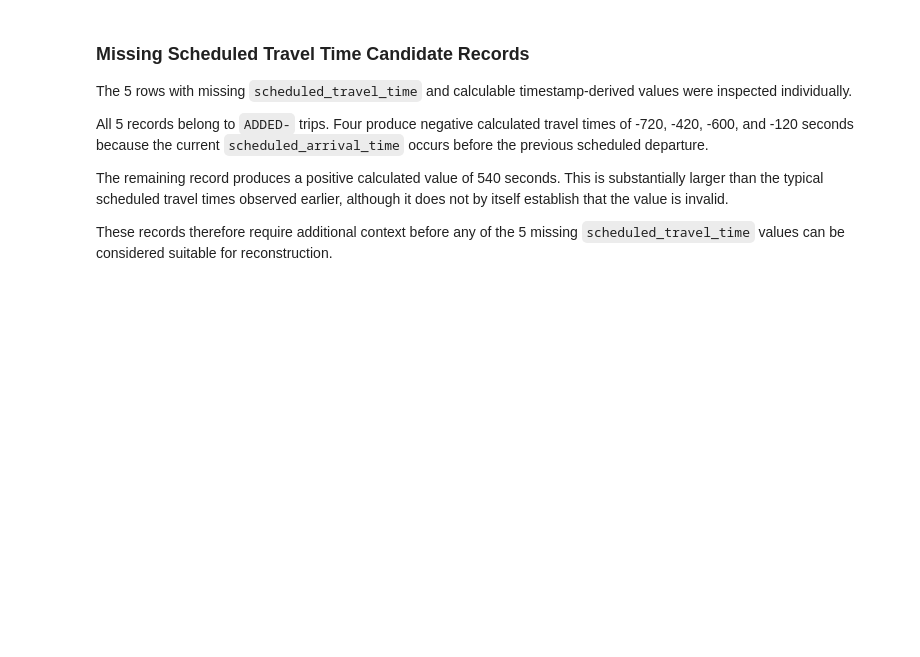
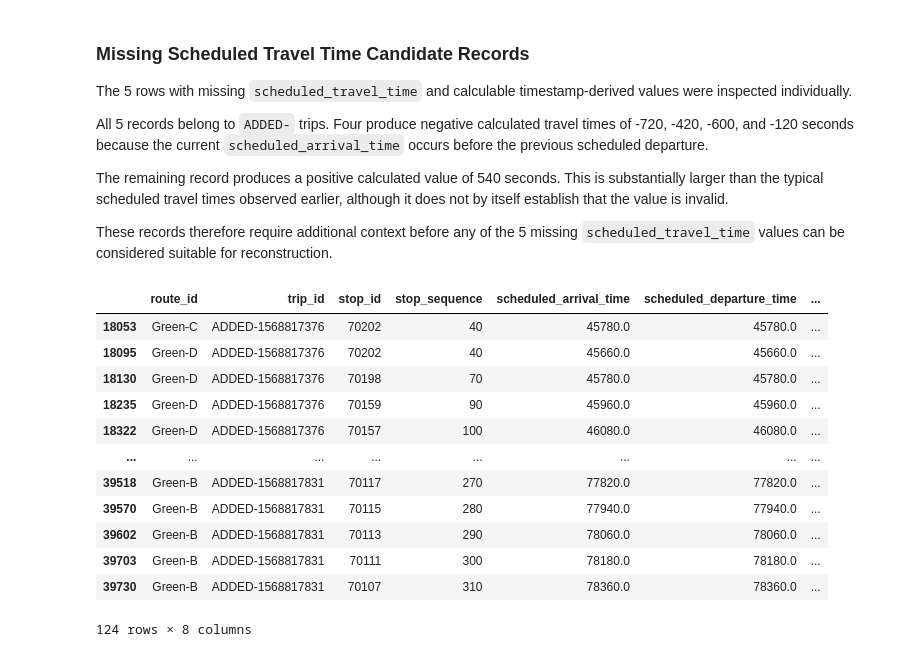
Before and after one commit to rahulcommit/mbta-subway-delay-analysis, a Jupyter notebook: notebooks/01_data_profile.ipynb, the cells around one changed output. Saved outputs shown, nothing was run; the diff lists cells and outputs as text; code cells hidden in the pictures; blank space fills up the shorter version.

Commit message:
Continue scheduled travel time data quality analysis

```diff
--- a/notebooks/01_data_profile.ipynb
+++ b/notebooks/01_data_profile.ipynb
@@ -2107,3 +2107,40 @@ All 5 records belong to `ADDED-` trips. Four produce negative calculated travel
 The remaining record produces a positive calculated value of 540 seconds. This is substantially larger than the typical scheduled travel times observed earlier, although it does not by itself establish that the value is invalid.
 
 These records therefore require additional context before any of the 5 missing `scheduled_travel_time` values can be considered suitable for reconstruction.
+# %%
+scheduled_candidate_indices = scheduled_missing_candidates.index
+
+scheduled_context = scheduled_check[
+    scheduled_check["trip_id"].isin(
+        scheduled_missing_candidates["trip_id"]
+    )
+].copy()
+
+scheduled_context[
+    [
+        "route_id",
+        "trip_id",
+        "stop_id",
+        "stop_sequence",
+        "scheduled_arrival_time",
+        "scheduled_departure_time",
+        "scheduled_travel_time",
+        "calculated_scheduled_travel_time",
+    ]
+].sort_values(
+    ["trip_id", "stop_sequence"]
+)
+# %% [output]
+|  | route_id | trip_id | stop_id | stop_sequence | scheduled_arrival_time | scheduled_departure_time | ... |
+| 18053 | Green-C | ADDED-1568817376 | 70202 | 40 | 45780.0 | 45780.0 | ... |
+| 18095 | Green-D | ADDED-1568817376 | 70202 | 40 | 45660.0 | 45660.0 | ... |
+| 18130 | Green-D | ADDED-1568817376 | 70198 | 70 | 45780.0 | 45780.0 | ... |
+| 18235 | Green-D | ADDED-1568817376 | 70159 | 90 | 45960.0 | 45960.0 | ... |
+| 18322 | Green-D | ADDED-1568817376 | 70157 | 100 | 46080.0 | 46080.0 | ... |
+| ... | ... | ... | ... | ... | ... | ... | ... |
+| 39518 | Green-B | ADDED-1568817831 | 70117 | 270 | 77820.0 | 77820.0 | ... |
+| 39570 | Green-B | ADDED-1568817831 | 70115 | 280 | 77940.0 | 77940.0 | ... |
+| 39602 | Green-B | ADDED-1568817831 | 70113 | 290 | 78060.0 | 78060.0 | ... |
+| 39703 | Green-B | ADDED-1568817831 | 70111 | 300 | 78180.0 | 78180.0 | ... |
+| 39730 | Green-B | ADDED-1568817831 | 70107 | 310 | 78360.0 | 78360.0 | ... |
+124 rows × 8 columns
```
Also changed, not shown: parts of 39 cells of this notebook.
